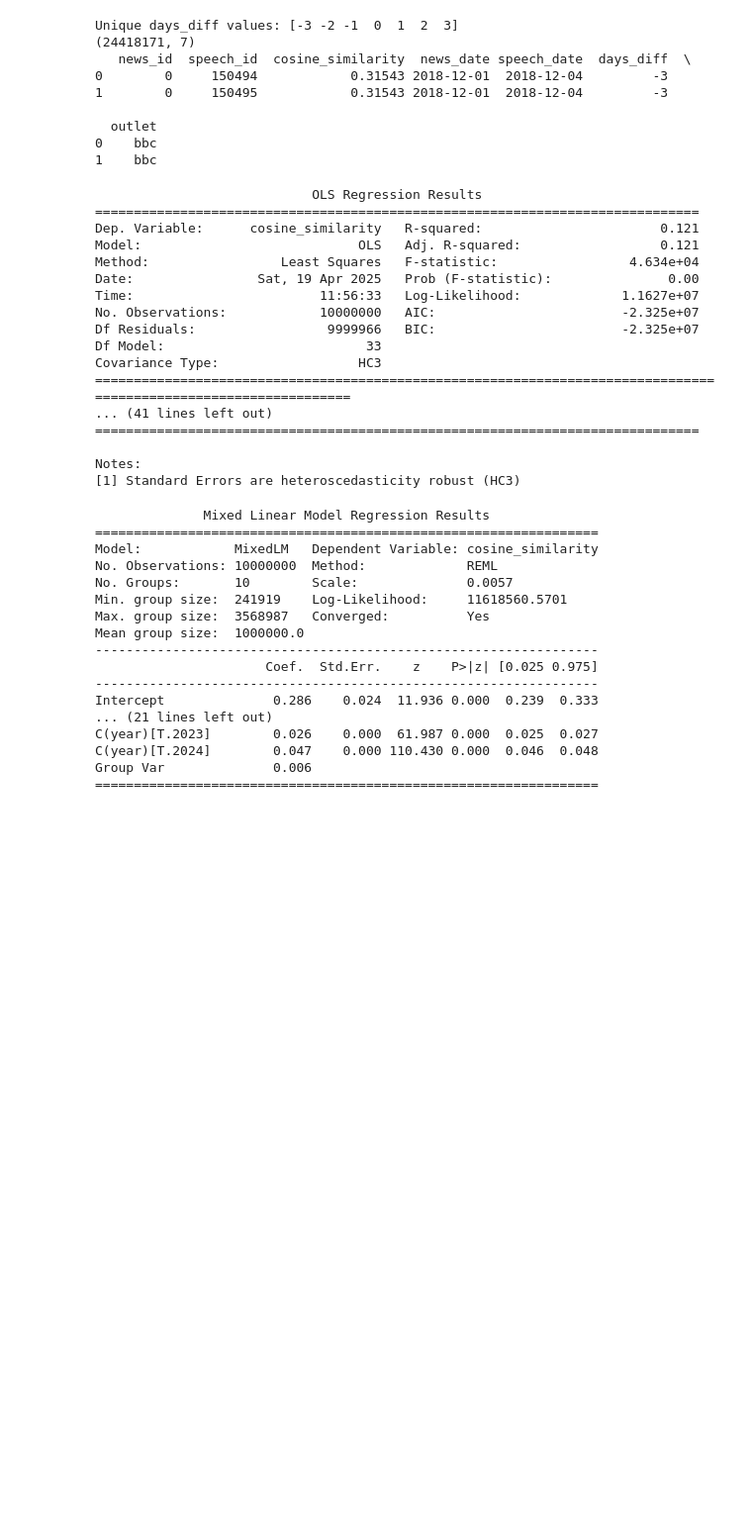
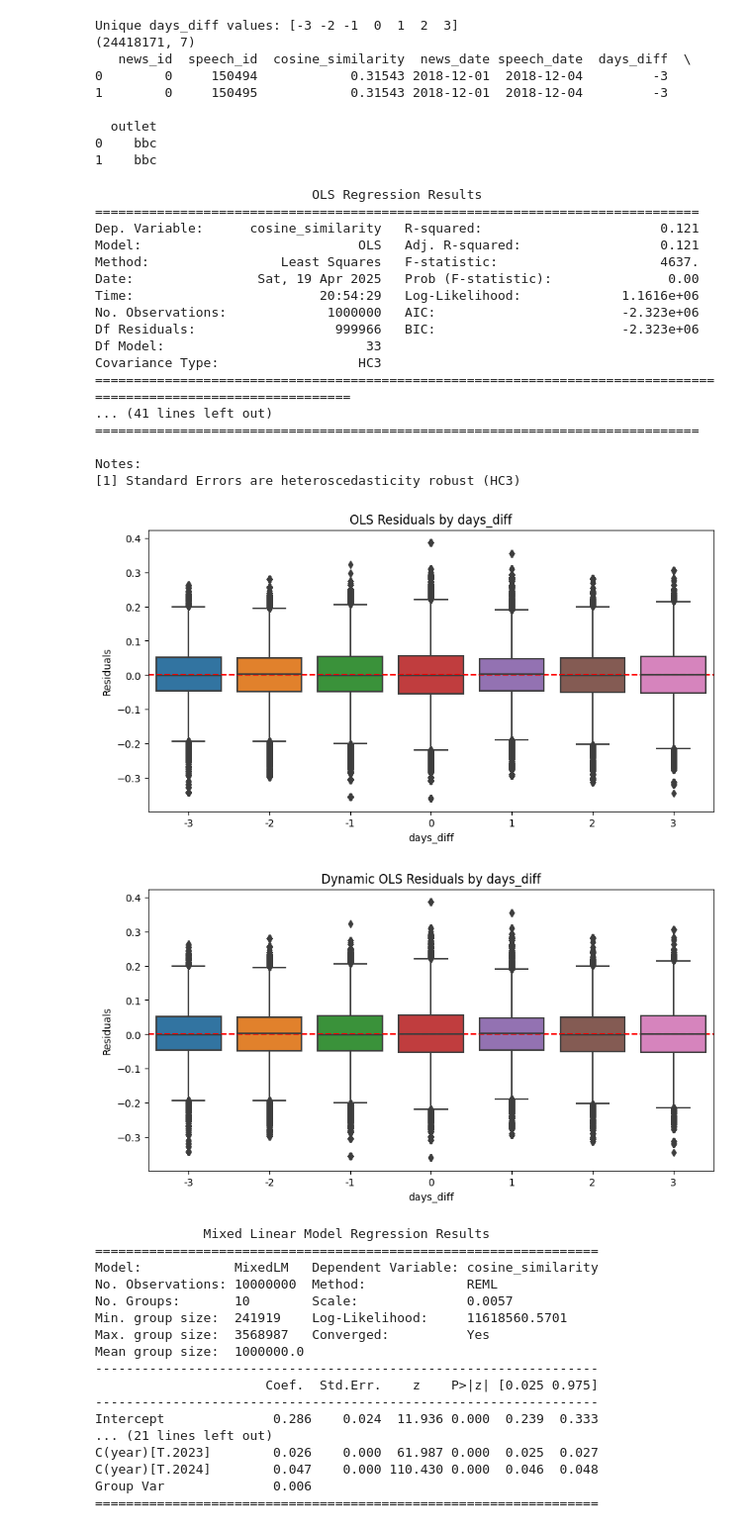
Before and after one commit to lramir14/MDS_thesis, a Jupyter notebook: clean-regressions.ipynb, the cells around one changed output. Shown at 99% size. Cells and saved outputs as stored; diff of their text form; code cells hidden in the pictures; blank space fills up the shorter version.

```diff
--- a/clean-regressions.ipynb
+++ b/clean-regressions.ipynb
@@ -352,7 +352,7 @@ enriched_df = enriched_df[enriched_df['days_diff'].between(-3, 3)]
 
 # --- Instead of using the full dataset, take a subsample for estimation ---
 # Adjust the sample size as needed (here, 100000 observations are used)
-sample_size = 10000000
+sample_size = 1_000_000
 enriched_sample = enriched_df.sample(n=sample_size, random_state=42)
 
 # --- Model Specification ---
@@ -372,11 +372,11 @@ print(model.summary())
 ==============================================================================
 Dep. Variable:      cosine_similarity   R-squared:                       0.121
 Model:                            OLS   Adj. R-squared:                  0.121
-Method:                 Least Squares   F-statistic:                 4.634e+04
+Method:                 Least Squares   F-statistic:                     4637.
 Date:                Sat, 19 Apr 2025   Prob (F-statistic):               0.00
-Time:                        11:56:33   Log-Likelihood:             1.1627e+07
-No. Observations:            10000000   AIC:                        -2.325e+07
-Df Residuals:                 9999966   BIC:                        -2.325e+07
+Time:                        20:54:29   Log-Likelihood:             1.1616e+06
+No. Observations:             1000000   AIC:                        -2.323e+06
+Df Residuals:                  999966   BIC:                        -2.323e+06
 Df Model:                          33
 Covariance Type:                  HC3
 =================================================================================================================
@@ -389,0 +388,41 @@ Notes:
+# %%
+##Residuals
+## Residuals (Memory Efficient)
+
+# Add residuals to the sample used in static OLS
+enriched_sample['residuals_ols'] = model.resid
+
+# Create a dynamic sample from within ±3 days, without full copy
+df_dynamic = enriched_df[enriched_df['days_diff'].between(-3, 3)]
+
+# Sample from df_dynamic to limit memory usage (adjust `sample_size_dyn` as needed)
+sample_size_dyn = min(5_000_000, len(df_dynamic))  # adjust to your memory
+df_dynamic_sample = df_dynamic.sample(n=sample_size_dyn, random_state=42)
+
+# Fit the dynamic model (reuse same formula)
+model_dyn = smf.ols(formula, data=df_dynamic_sample, missing='drop').fit(cov_type='HC3')
+
+# Store residuals
+df_dynamic_sample['residuals_dyn'] = model_dyn.resid
+# %%
+import seaborn as sns
+import matplotlib.pyplot as plt
+
+# OLS residuals by days_diff
+plt.figure(figsize=(10, 5))
+sns.boxplot(x='days_diff', y='residuals_ols', data=enriched_sample)
+plt.axhline(0, color='red', linestyle='--')
+plt.title('OLS Residuals by days_diff')
+plt.ylabel('Residuals')
+plt.show()
+
+# Dynamic OLS residuals by days_diff
+plt.figure(figsize=(10, 5))
+sns.boxplot(x='days_diff', y='residuals_dyn', data=df_dynamic_sample)
+plt.axhline(0, color='red', linestyle='--')
+plt.title('Dynamic OLS Residuals by days_diff')
+plt.ylabel('Residuals')
+plt.show()
+# %% [output]
+[figure, added]
+[figure, added]
```
Also changed, not shown: parts of 19 cells of this notebook.
